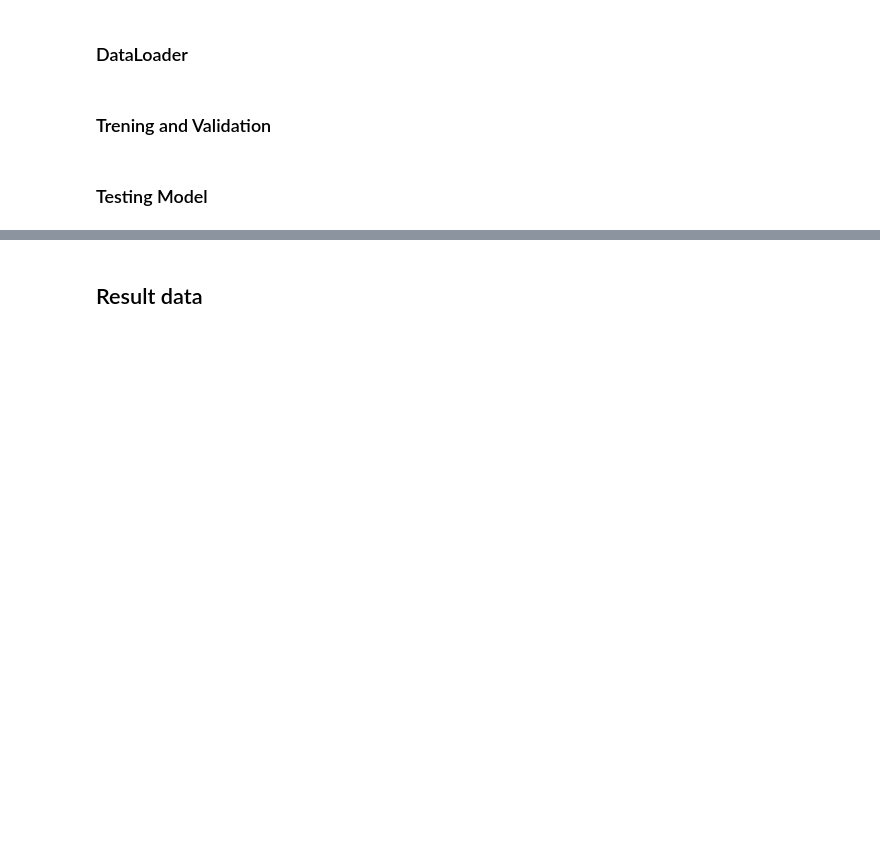
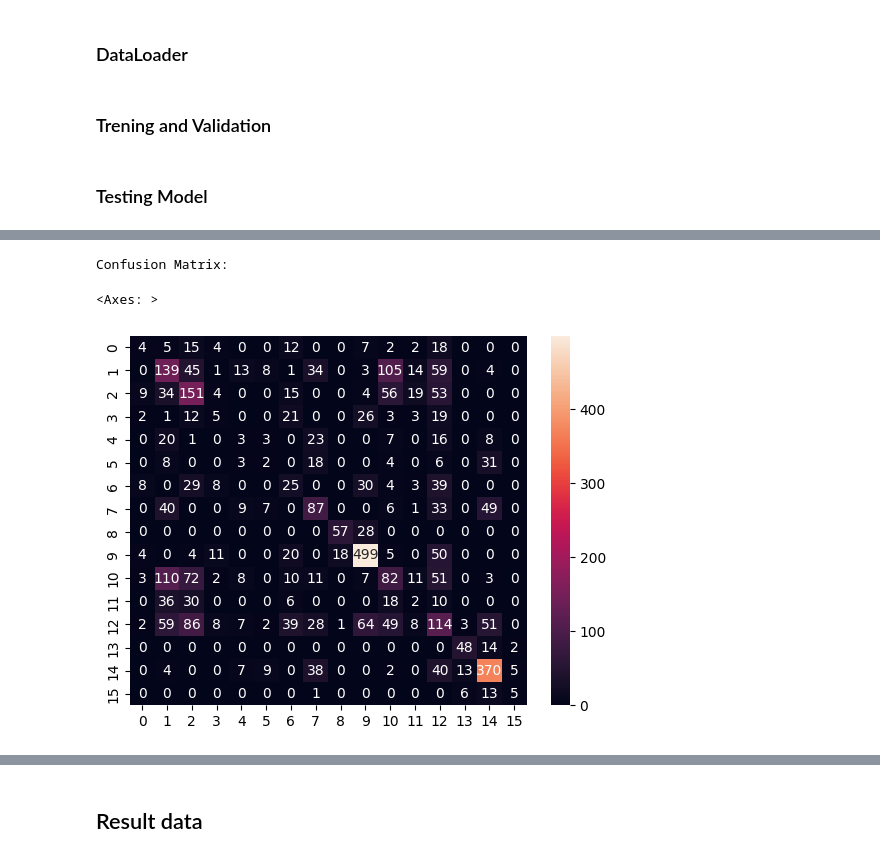
Before and after one commit to C7A7A/story-beats, a Jupyter notebook: story-beats.ipynb, the cells around one changed output, grey strips where cells are left out. Drawn from its saved outputs; the diff is of its cells as text; code cells hidden in the pictures; blank space fills up the shorter version.

```diff
--- a/story-beats.ipynb
+++ b/story-beats.ipynb
@@ -630,0 +704,13 @@ print(f'Test Accuracy: {avg_test_accuracy}')
+# %%
+import seaborn as sns
+import matplotlib.pyplot as plt
+
+predicted = cross_val_predict(model, X, y, cv=5)
+conf_matrix = confusion_matrix(y, predicted)
+
+print("\nConfusion Matrix:")
+sns.heatmap(conf_matrix, annot=True, fmt='g')
+# %% [output]
+Confusion Matrix:
+<Axes: >
+[figure, added]
```
Also changed, not shown: parts of 7 cells of this notebook, 1 other file.
